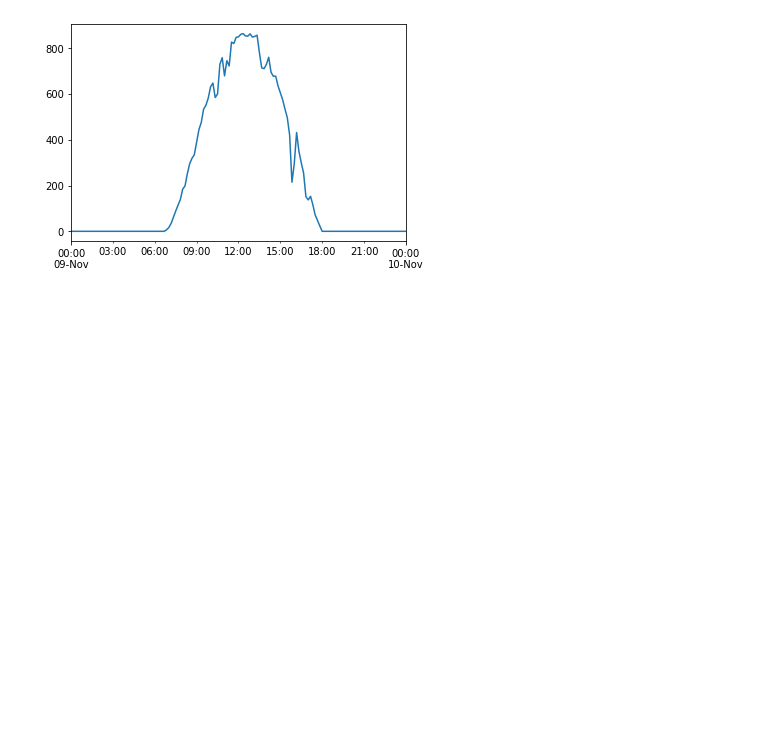
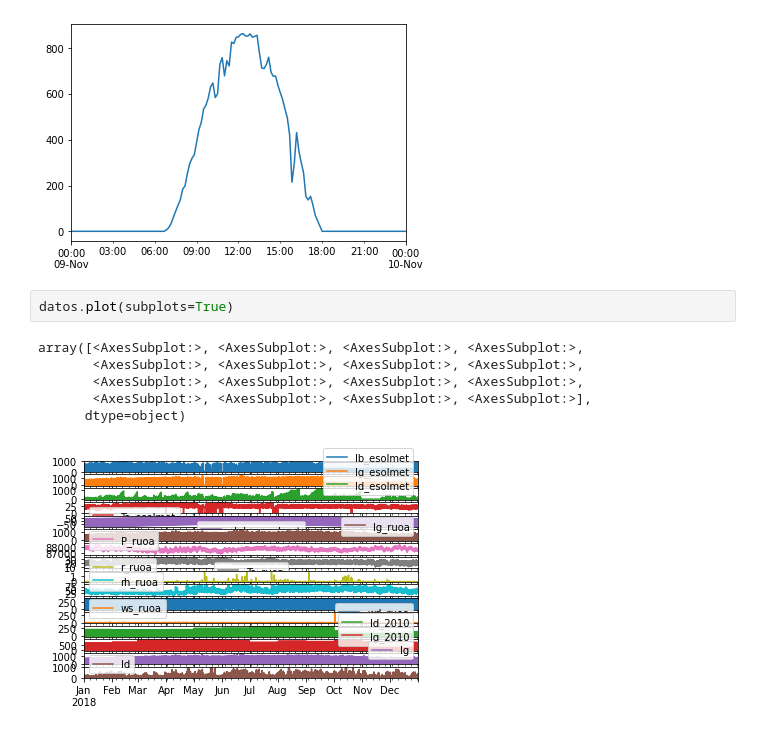
Before and after one commit to AltamarMx/20mlDePython, a Jupyter notebook: notebooks/seleccionar_fechas.ipynb, the cells around one changed output. Saved outputs shown, nothing was run; the diff lists cells and outputs as text; blank space fills up the shorter version.

```diff
--- a/notebooks/seleccionar_fechas.ipynb
+++ b/notebooks/seleccionar_fechas.ipynb
@@ -60,3 +60,12 @@ fin.Ig_esolmet.plot()
 # %% [output]
 <AxesSubplot:>
 [figure]
+# %%
+datos.plot(subplots=True)
+# %% [output]
+array([<AxesSubplot:>, <AxesSubplot:>, <AxesSubplot:>, <AxesSubplot:>,
+       <AxesSubplot:>, <AxesSubplot:>, <AxesSubplot:>, <AxesSubplot:>,
+       <AxesSubplot:>, <AxesSubplot:>, <AxesSubplot:>, <AxesSubplot:>,
+       <AxesSubplot:>, <AxesSubplot:>, <AxesSubplot:>, <AxesSubplot:>],
+      dtype=object)
+[figure, added]
```
Also changed, not shown: 6 other files.
